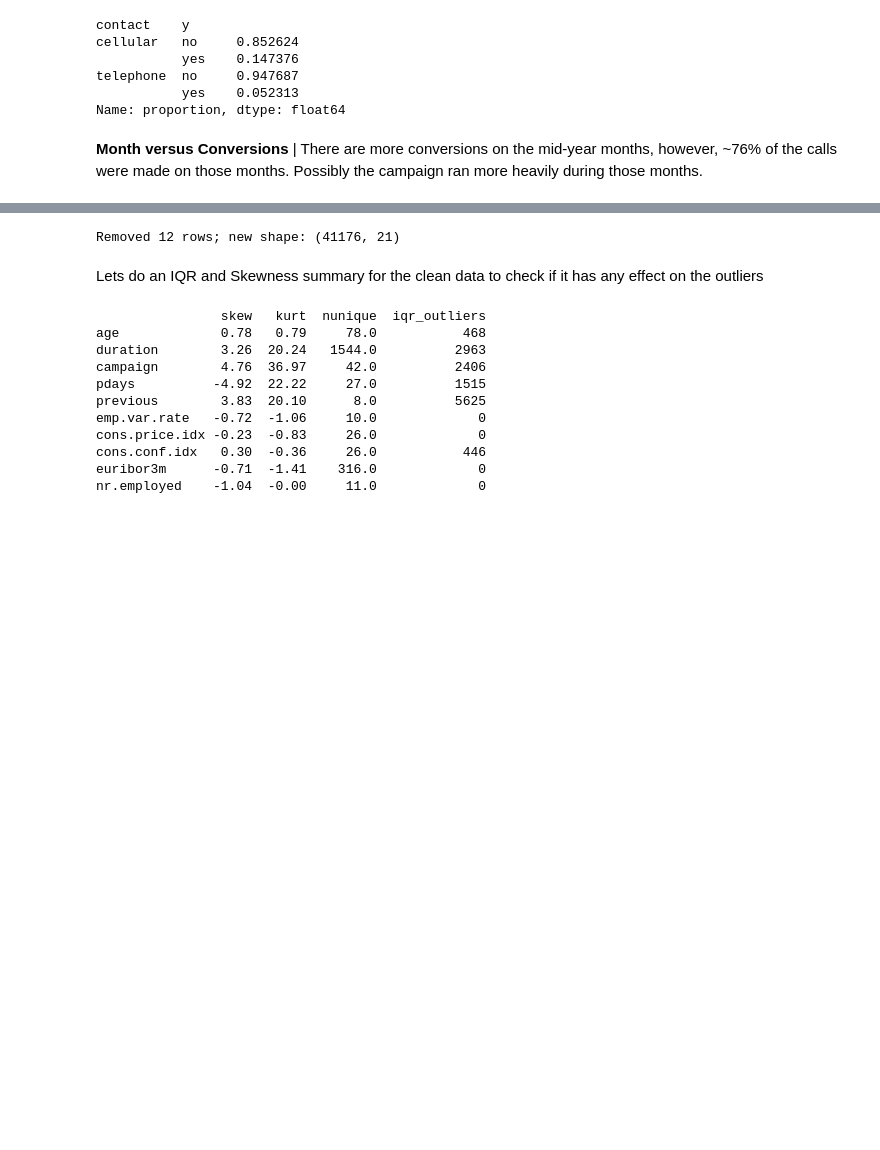
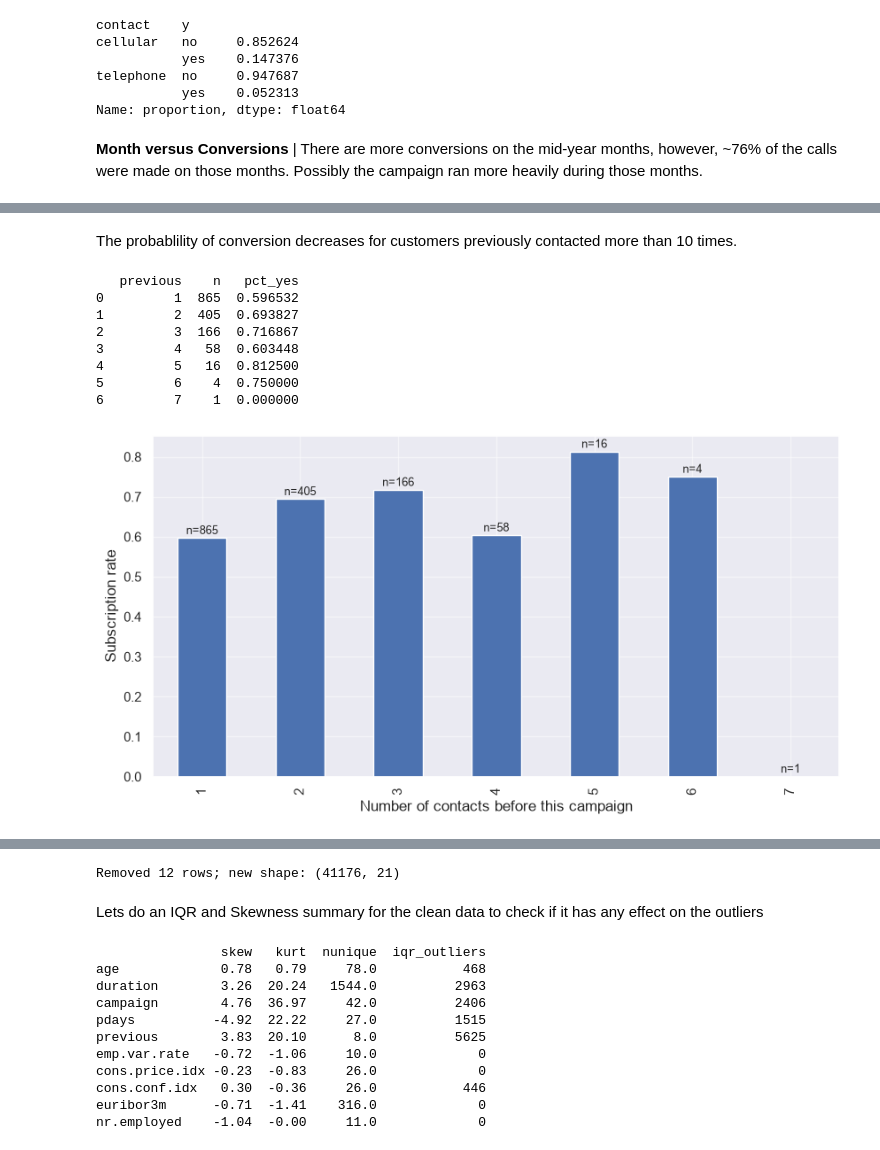
Before and after one commit to anoopungrd/sgh-advanced-analytics-big-data, a Jupyter notebook: semester-1/data-mining/project/code/Bank_Marketing_Notebook.ipynb, the cells around one changed output, grey strips where cells are left out. Saved outputs shown, nothing was run; the diff lists cells and outputs as text; code cells hidden in the pictures; blank space fills up the shorter version.

```diff
--- a/semester-1/data-mining/project/code/Bank_Marketing_Notebook.ipynb
+++ b/semester-1/data-mining/project/code/Bank_Marketing_Notebook.ipynb
@@ -539,0 +605,28 @@ plt.title('More conversions on the mid-year months, but there are more contacts
+# %% [markdown]
+The probablility of conversion decreases for customers previously contacted more than 10 times.
+# %%
+rates = (
+    df_csv
+    .query('pdays != 999')
+    .groupby('previous')['y']
+    .agg(n='size', pct_yes=lambda s: (s == 'yes').mean())
+    .reset_index()
+)
+print(rates)
+
+ax = rates.plot(x='previous', y='pct_yes', kind='bar', figsize=(10, 5), legend=False)
+ax.set_ylabel('Subscription rate')
+ax.set_xlabel('Number of contacts before this campaign')
+for i, (rate, n) in enumerate(zip(rates['pct_yes'], rates['n'])):
+    ax.text(i, rate + 0.01, f'n={n}', ha='center', fontsize=9)
+plt.show()
+# %% [output]
+   previous    n   pct_yes
+0         1  865  0.596532
+1         2  405  0.693827
+2         3  166  0.716867
+3         4   58  0.603448
+4         5   16  0.812500
+5         6    4  0.750000
+6         7    1  0.000000
+[figure, added]
```
Also changed, not shown: parts of 29 cells of this notebook, 1 other file.
